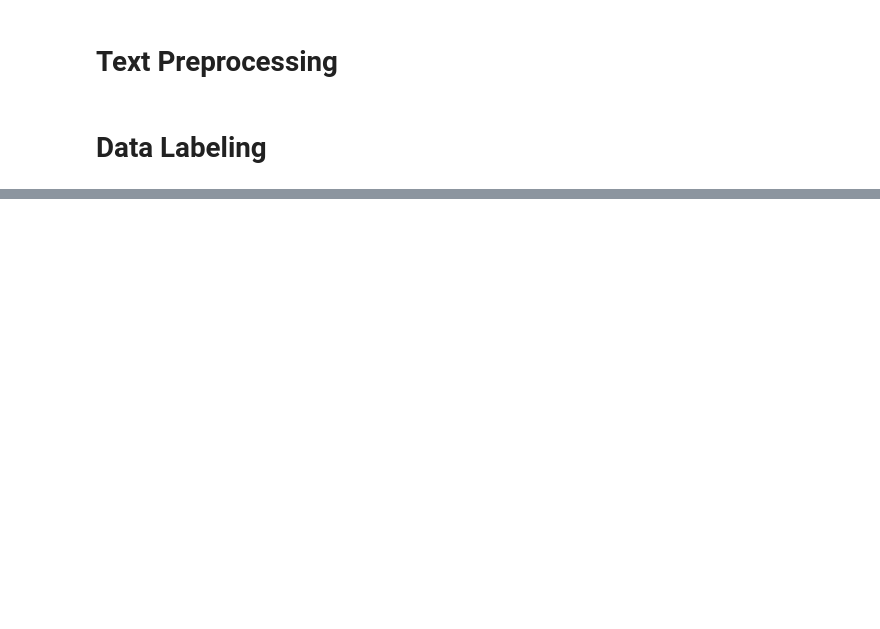
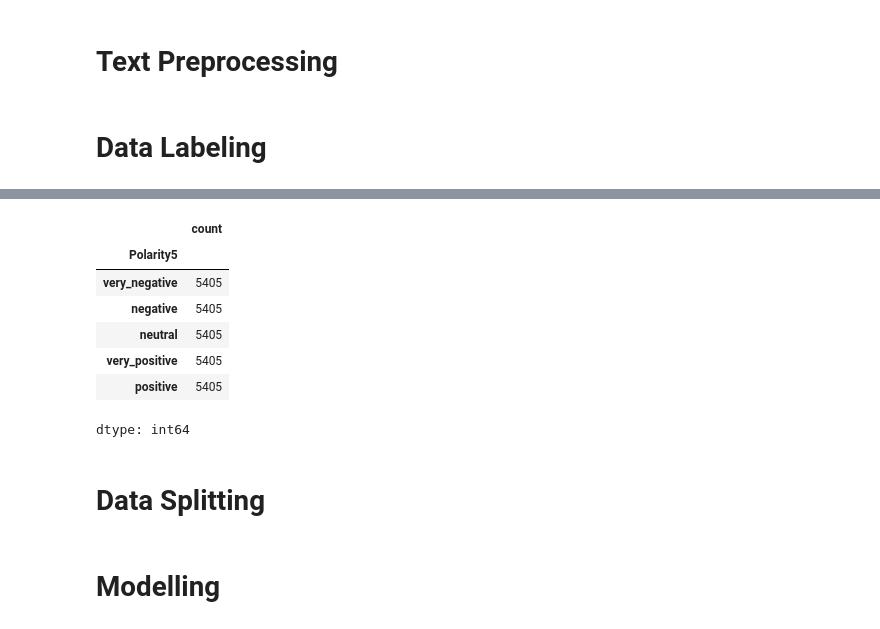
Before and after one commit to raihankr/ml-sentiment-analysis, a Jupyter notebook: sentiment_analysis.ipynb, the cells around one changed output, grey strips where cells are left out. Drawn from its saved outputs; the diff is of its cells as text; code cells hidden in the pictures; blank space fills up the shorter version.

```diff
--- a/sentiment_analysis.ipynb
+++ b/sentiment_analysis.ipynb
@@ -165,2 +254,2 @@ df['Polarity'].value_counts()
 # %%
-(X, y) = (df['Final'], df['Polarity'])
+X, y, y4, y5 = df['Final'], df['Polarity'], df['Polarity4'], df['Polarity5']
@@ -190,0 +258,5 @@ dtype: object
+# %%
+tokenizer = Tokenizer(num_words=5000)
+tokenizer.fit_on_texts(X)
+X_token = tokenizer.texts_to_sequences(X)
+X_token = pad_sequences(X_token, maxlen=100)
@@ -190,0 +265,5 @@ dtype: object
+# %%
+ros = RandomOverSampler(random_state=0)
+X_over, y_over = ros.fit_resample(X_token, y)
+X4_over, y4_over = ros.fit_resample(X_token, y4)
+X5_over, y5_over = ros.fit_resample(X_token, y5)
@@ -190,0 +289,11 @@ dtype: object
+# %%
+y5_over.value_counts()
+# %% [output]
+|  | count |
+| Polarity5 |  |
+| very_negative | 5405 |
+| negative | 5405 |
+| neutral | 5405 |
+| very_positive | 5405 |
+| positive | 5405 |
+dtype: int64
@@ -190,0 +304,2 @@ dtype: object
+# %% [markdown]
+# Data Splitting
@@ -190,0 +310,2 @@ dtype: object
+# %% [markdown]
+# Modelling
```
Also changed, not shown: parts of 47 cells of this notebook.
